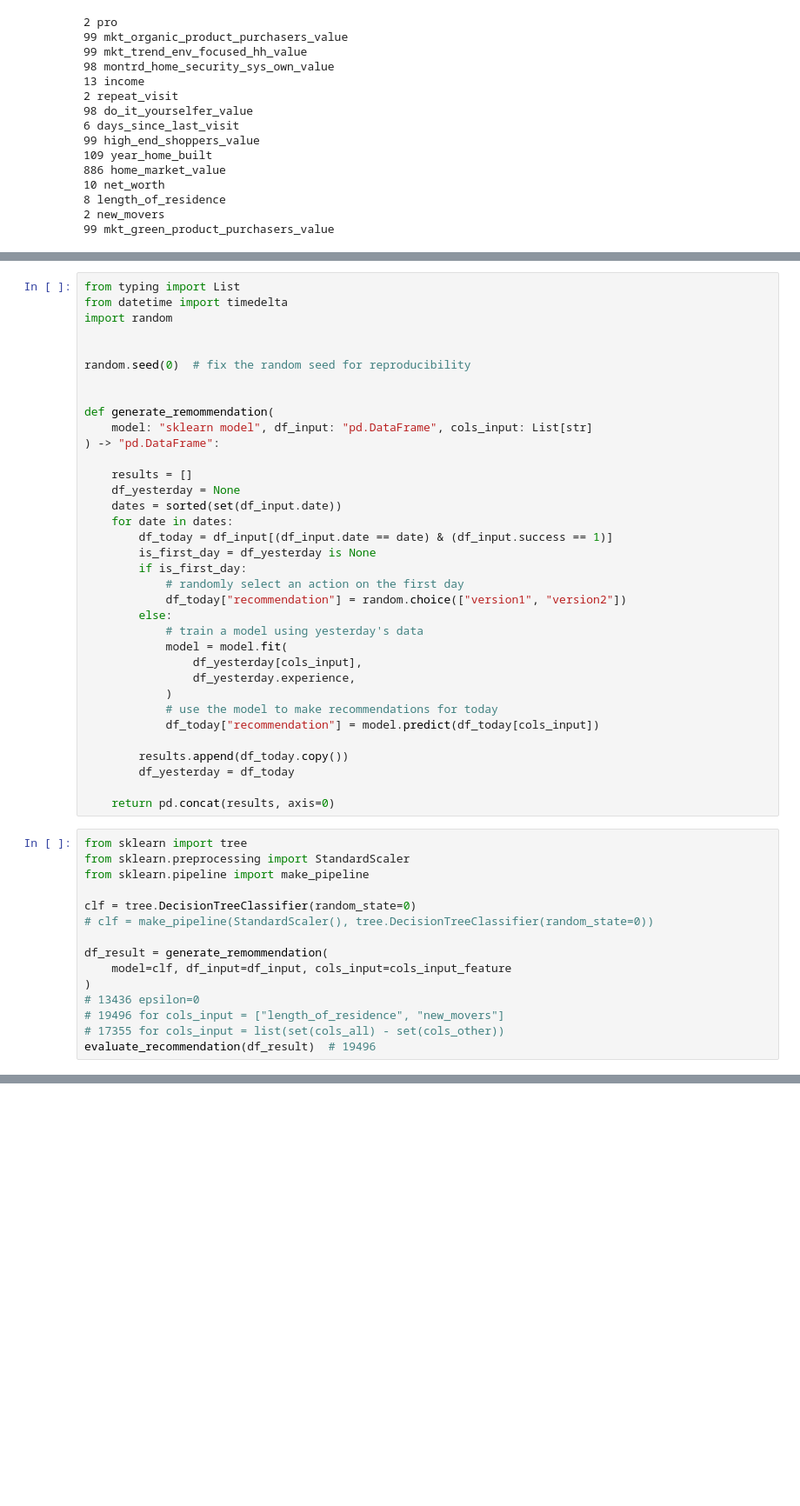
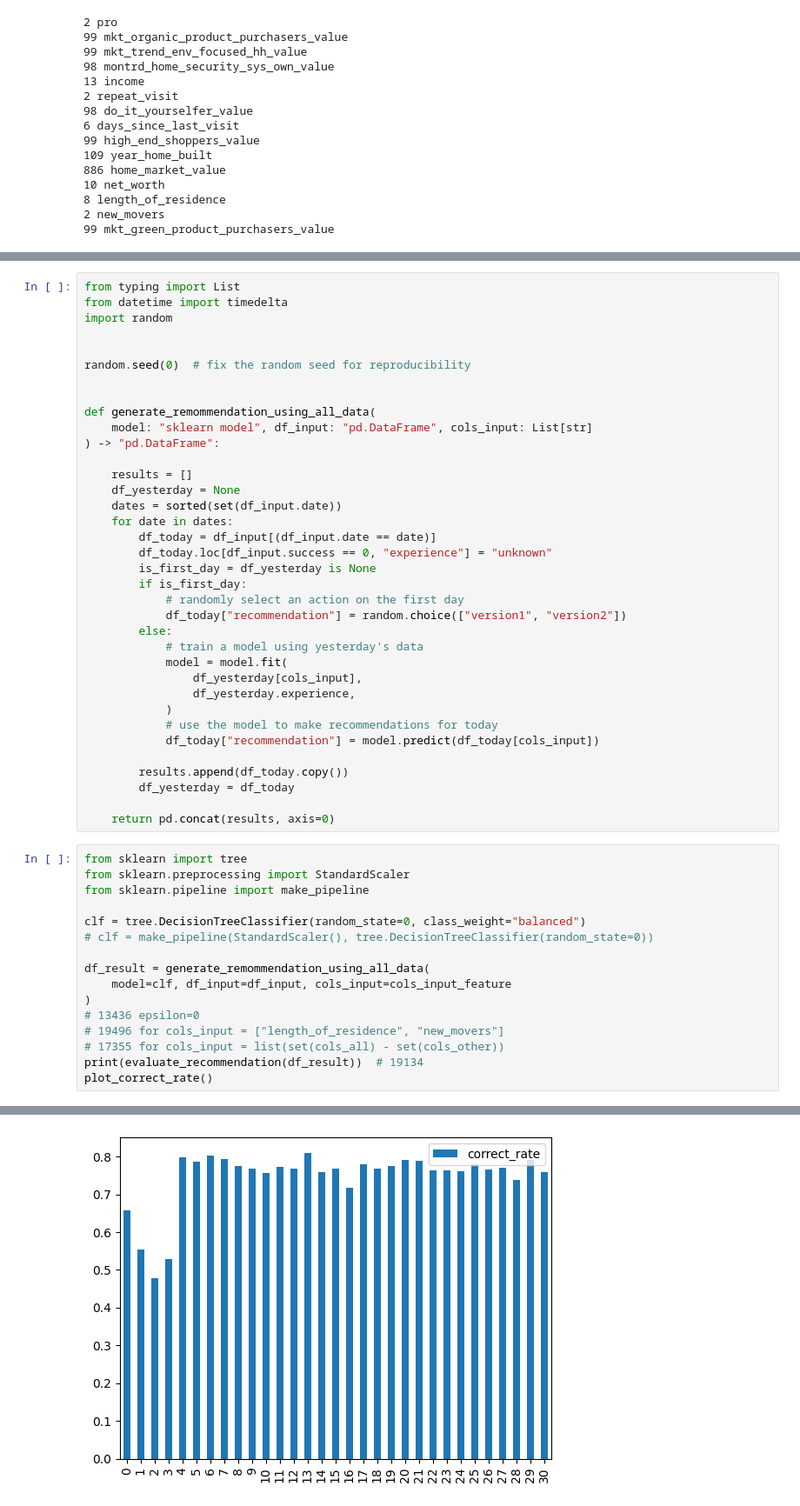
Before and after one commit to ykaitao/reinforcement-learning-for-recommendation, a Jupyter notebook: notebooks/multi-armed-bandit.ipynb, the cells around one changed output, grey strips where cells are left out. Shown at 87% size. Saved outputs shown, nothing was run; the diff lists cells and outputs as text; blank space fills up the shorter version.

```diff
--- a/notebooks/multi-armed-bandit.ipynb
+++ b/notebooks/multi-armed-bandit.ipynb
@@ -353,7 +443,7 @@ import random
 random.seed(0)  # fix the random seed for reproducibility
 
 
-def generate_remommendation(
+def generate_remommendation_using_all_data(
     model: "sklearn model", df_input: "pd.DataFrame", cols_input: List[str]
 ) -> "pd.DataFrame":
 
@@ -361,7 +451,8 @@ def generate_remommendation(
     df_yesterday = None
     dates = sorted(set(df_input.date))
     for date in dates:
-        df_today = df_input[(df_input.date == date) & (df_input.success == 1)]
+        df_today = df_input[(df_input.date == date)]
+        df_today.loc[df_input.success == 0, "experience"] = "unknown"
         is_first_day = df_yesterday is None
         if is_first_day:
             # randomly select an action on the first day
@@ -384,14 +475,15 @@ from sklearn import tree
 from sklearn.preprocessing import StandardScaler
 from sklearn.pipeline import make_pipeline
 
-clf = tree.DecisionTreeClassifier(random_state=0)
+clf = tree.DecisionTreeClassifier(random_state=0, class_weight="balanced")
 # clf = make_pipeline(StandardScaler(), tree.DecisionTreeClassifier(random_state=0))
 
-df_result = generate_remommendation(
+df_result = generate_remommendation_using_all_data(
     model=clf, df_input=df_input, cols_input=cols_input_feature
 )
 # 13436 epsilon=0
 # 19496 for cols_input = ["length_of_residence", "new_movers"]
 # 17355 for cols_input = list(set(cols_all) - set(cols_other))
-evaluate_recommendation(df_result)  # 19496
+print(evaluate_recommendation(df_result))  # 19134
+plot_correct_rate()
 # %% [output]
@@ -398,0 +491 @@ evaluate_recommendation(df_result)  # 19496
+[figure, added]
```
Also changed, not shown: parts of 6 cells of this notebook, 2 other files.
